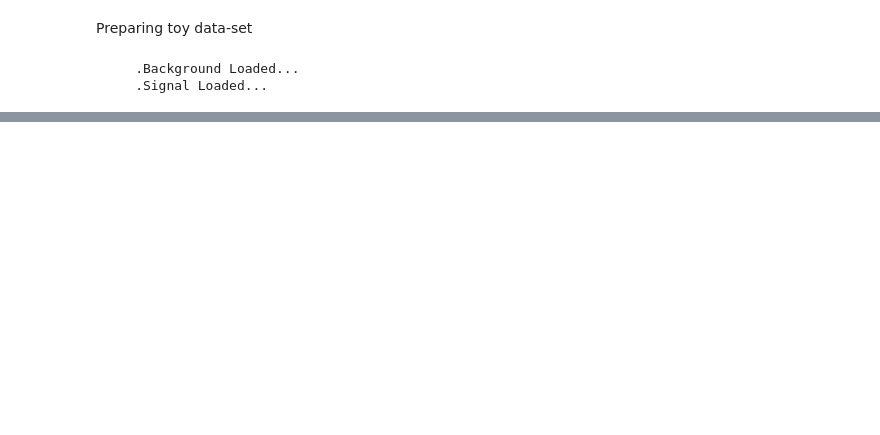
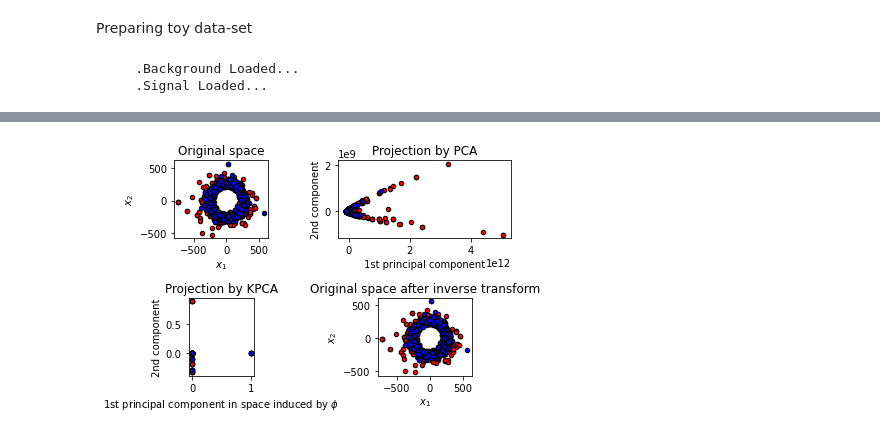
Before and after one commit to eduardopaguiar/Anomaly_Detection, a Jupyter notebook: dimensionality_reduction.ipynb, the cells around one changed output, grey strips where cells are left out. Cells and saved outputs as stored; diff of their text form; code cells hidden in the pictures; blank space fills up the shorter version.

```diff
--- a/dimensionality_reduction.ipynb
+++ b/dimensionality_reduction.ipynb
@@ -22,6 +23,6 @@ print("     .Signal Loaded...")
      .Background Loaded...
      .Signal Loaded...
 # %%
-background, _ = dm.divide(background, 100, 5000)
-signal, _ = dm.divide(signal, 100, 500)
+background, _ = dm.divide(background, 100, 750)
+signal, _ = dm.divide(signal, 100, 750)
 # %%
@@ -78,0 +169,53 @@ plt.show()
+# %%
+kpca = KernelPCA(kernel="rbf", fit_inverse_transform=True, gamma=30,n_components=2)
+X_kpca = kpca.fit_transform(xyz_X)
+X_back = kpca.inverse_transform(X_kpca)
+pca = PCA(n_components=2)
+X_pca = pca.fit_transform(xyz_X)
+
+# Plot results
+
+plt.figure()
+plt.subplot(2, 2, 1, aspect='equal')
+plt.title("Original space")
+reds = y == 0
+blues = y == 1
+
+plt.scatter(xyz_X[reds, 0], xyz_X[reds, 1], c="red",
+            s=20, edgecolor='k')
+plt.scatter(xyz_X[blues, 0], xyz_X[blues, 1], c="blue",
+            s=20, edgecolor='k')
+plt.xlabel("$x_1$")
+plt.ylabel("$x_2$")
+
+plt.subplot(2, 2, 2)
+plt.scatter(X_pca[reds, 0], X_pca[reds, 1], c="red",
+            s=20, edgecolor='k')
+plt.scatter(X_pca[blues, 0], X_pca[blues, 1], c="blue",
+            s=20, edgecolor='k')
+plt.title("Projection by PCA")
+plt.xlabel("1st principal component")
+plt.ylabel("2nd component")
+
+plt.subplot(2, 2, 3, aspect='equal')
+plt.scatter(X_kpca[reds, 0], X_kpca[reds, 1], c="red",
+            s=20, edgecolor='k')
+plt.scatter(X_kpca[blues, 0], X_kpca[blues, 1], c="blue",
+            s=20, edgecolor='k')
+plt.title("Projection by KPCA")
+plt.xlabel(r"1st principal component in space induced by $\phi$")
+plt.ylabel("2nd component")
+
+plt.subplot(2, 2, 4, aspect='equal')
+plt.scatter(X_back[reds, 0], X_back[reds, 1], c="red",
+            s=20, edgecolor='k')
+plt.scatter(X_back[blues, 0], X_back[blues, 1], c="blue",
+            s=20, edgecolor='k')
+plt.title("Original space after inverse transform")
+plt.xlabel("$x_1$")
+plt.ylabel("$x_2$")
+
+plt.tight_layout()
+plt.show()
+# %% [output]
+[figure, added]
```
Also changed, not shown: parts of 11 cells of this notebook, 1 other file.
